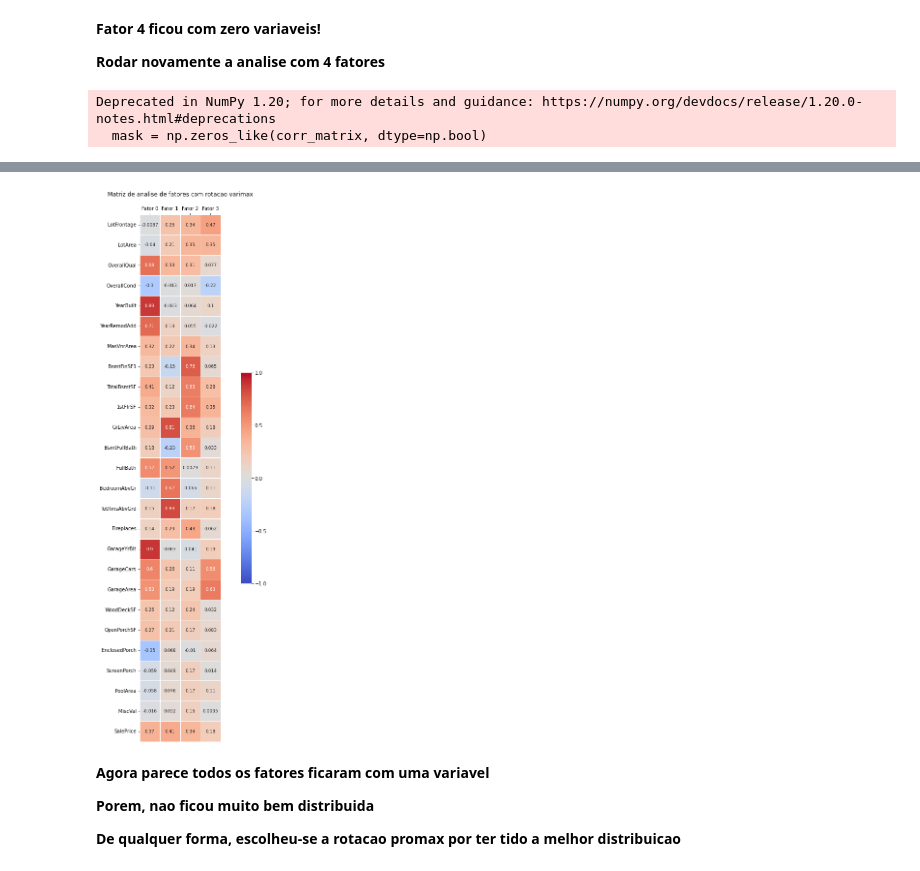
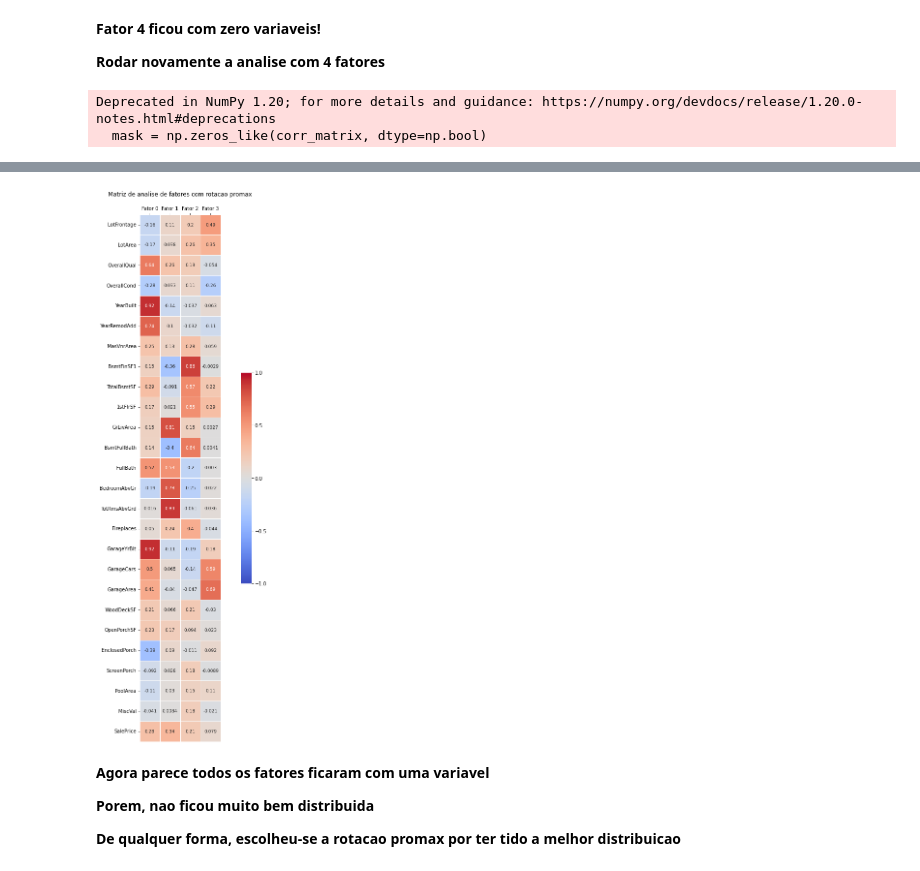
Before and after one commit to fabioheiji/mqaa, a Jupyter notebook: Analise_Fatorial_PCA.ipynb, the cells around one changed output, grey strips where cells are left out. Saved outputs shown, nothing was run; the diff lists cells and outputs as text; code cells hidden in the pictures.

```diff
--- a/Analise_Fatorial_PCA.ipynb
+++ b/Analise_Fatorial_PCA.ipynb
@@ -448,18 +451,18 @@ Deprecated in NumPy 1.20; for more details and guidance: https://numpy.org/devdo
 **Rodar novamente a analise com 4 fatores**
 # %%
 obj = analise_fatorial(df_numerical_new,4)
-obj.plotar_tabela()
+obj.plotar_tabela('promax')
 obj.gerar_tabela_var_fatores_rotacoes()
 # %% [output]
 Deprecated in NumPy 1.20; for more details and guidance: https://numpy.org/devdocs/release/1.20.0-notes.html#deprecations
   mask = np.zeros_like(corr_matrix, dtype=np.bool)
 |  | Quantidade variaveis por fator, r... | Quantidade variaveis por fator, r... | Quantidade variaveis por fator, r... | Quantidade variaveis por fator, r... | ... |
 | Fator |  |  |  |  | ... |
 | Fator 0 | 8 | 5 | 4 | 18 | ... |
 | Fator 1 | 5 | 5 | 7 | 3 | ... |
 | Fator 2 | 10 | 11 | 10 | 4 | ... |
 | Fator 3 | 3 | 5 | 5 | 1 | ... |
-[figure, old version]
+[figure, new version]
 # %% [markdown]
 **Agora parece todos os fatores ficaram com uma variavel**
 
```
Also changed, not shown: parts of 25 cells of this notebook.
